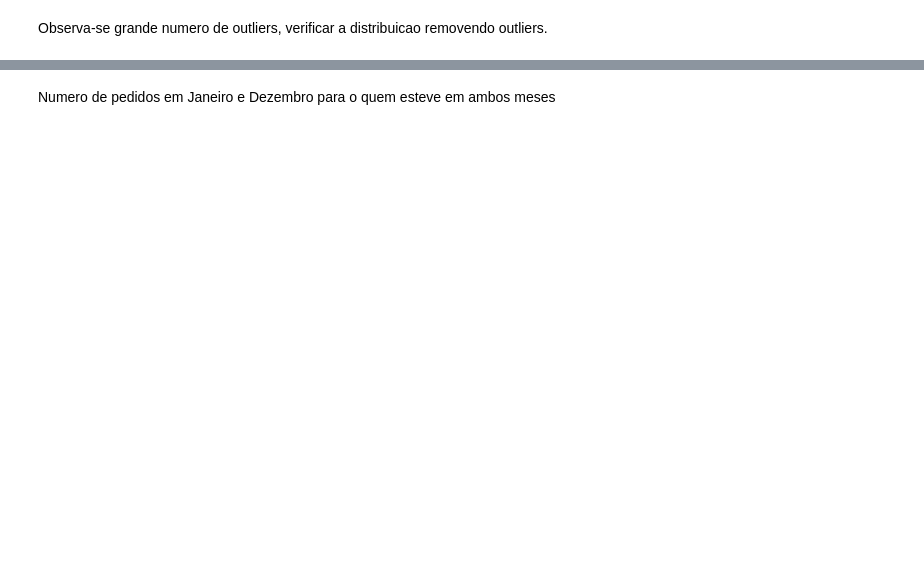
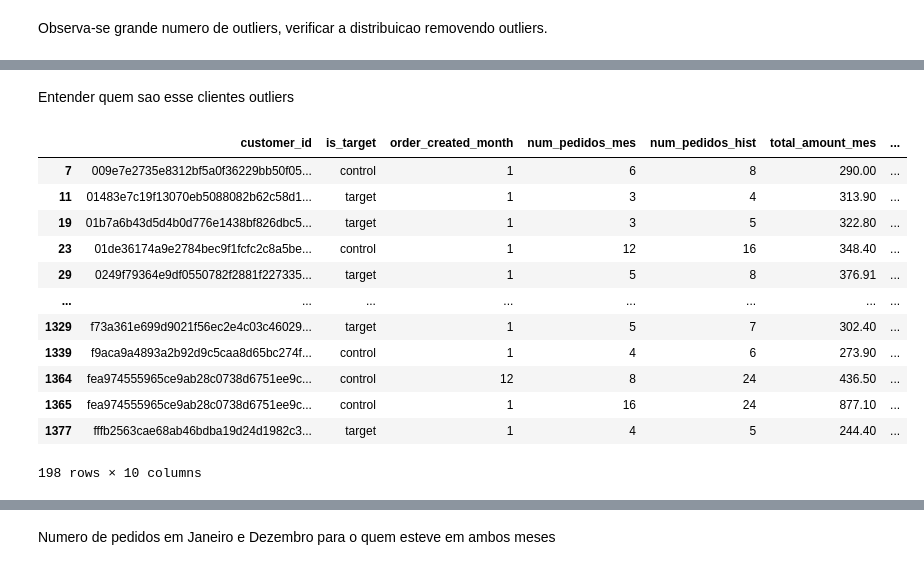
Before and after one commit to elianezanlorense/ifood_cs, a Jupyter notebook: code/notebook/02.Analisis.ipynb, the cells around one changed output, grey strips where cells are left out. Cells and saved outputs as stored; diff of their text form; code cells hidden in the pictures; blank space fills up the shorter version.

Commit message:
Outliers

```diff
--- a/code/notebook/02.Analisis.ipynb
+++ b/code/notebook/02.Analisis.ipynb
@@ -128 +118,4 @@ publico_janeiro_dezembro['total_amount_mes'].plot(kind='box', xlim=(0, 500), ver
+# %%
+p75=np.nanpercentile(publico_janeiro_dezembro.loc[publico_janeiro_dezembro['order_created_month'] == 12, 'total_amount_mes' ],75)
+p25=np.nanpercentile(publico_janeiro_dezembro.loc[publico_janeiro_dezembro['order_created_month'] == 12, 'total_amount_mes' ],25)
 # %%
@@ -179,0 +130,3 @@ df_decil.head()
+# %%
+publico_janeiro_dezembro['outlier'] = publico_janeiro_dezembro['total_amount_mes'] > lim_sup
+df_out= publico_janeiro_dezembro[publico_janeiro_dezembro['total_amount_mes'] > lim_sup]
@@ -179,0 +176,18 @@ df_decil.head()
+# %% [markdown]
+Entender quem sao esse clientes outliers
+# %%
+df_out
+# %% [output]
+|  | customer_id | is_target | order_created_month | num_pedidos_mes | num_pedidos_hist | total_amount_mes | ... |
+| 7 | 009e7e2735e8312bf5a0f36229bb50f05... | control | 1 | 6 | 8 | 290.00 | ... |
+| 11 | 01483e7c19f13070eb5088082b62c58d1... | target | 1 | 3 | 4 | 313.90 | ... |
+| 19 | 01b7a6b43d5d4b0d776e1438bf826dbc5... | target | 1 | 3 | 5 | 322.80 | ... |
+| 23 | 01de36174a9e2784bec9f1fcfc2c8a5be... | control | 1 | 12 | 16 | 348.40 | ... |
+| 29 | 0249f79364e9df0550782f2881f227335... | target | 1 | 5 | 8 | 376.91 | ... |
+| ... | ... | ... | ... | ... | ... | ... | ... |
+| 1329 | f73a361e699d9021f56ec2e4c03c46029... | target | 1 | 5 | 7 | 302.40 | ... |
+| 1339 | f9aca9a4893a2b92d9c5caa8d65bc274f... | control | 1 | 4 | 6 | 273.90 | ... |
+| 1364 | fea974555965ce9ab28c0738d6751ee9c... | control | 12 | 8 | 24 | 436.50 | ... |
+| 1365 | fea974555965ce9ab28c0738d6751ee9c... | control | 1 | 16 | 24 | 877.10 | ... |
+| 1377 | fffb2563cae68ab46bdba19d24d1982c3... | target | 1 | 4 | 5 | 244.40 | ... |
+198 rows × 10 columns
```
Also changed, not shown: parts of 40 cells of this notebook.
